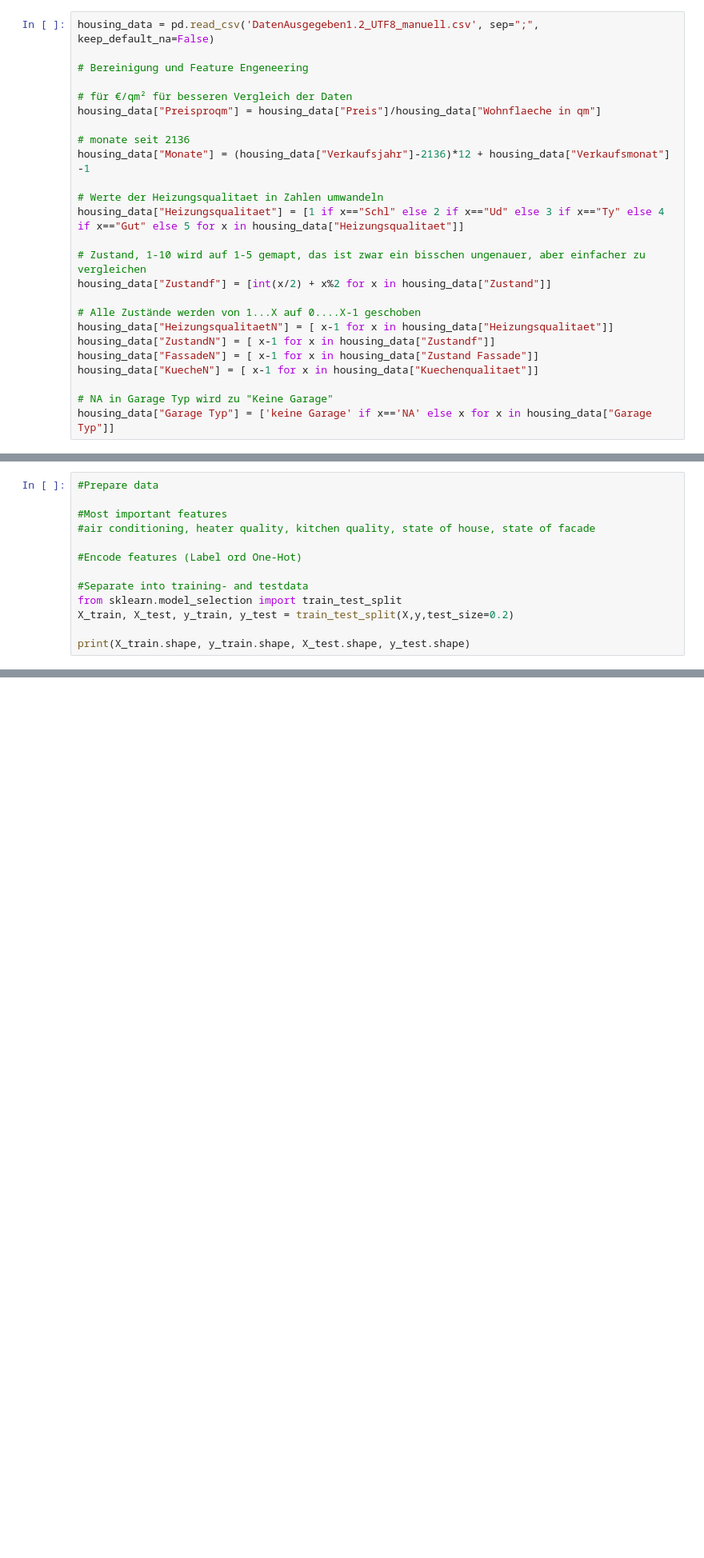
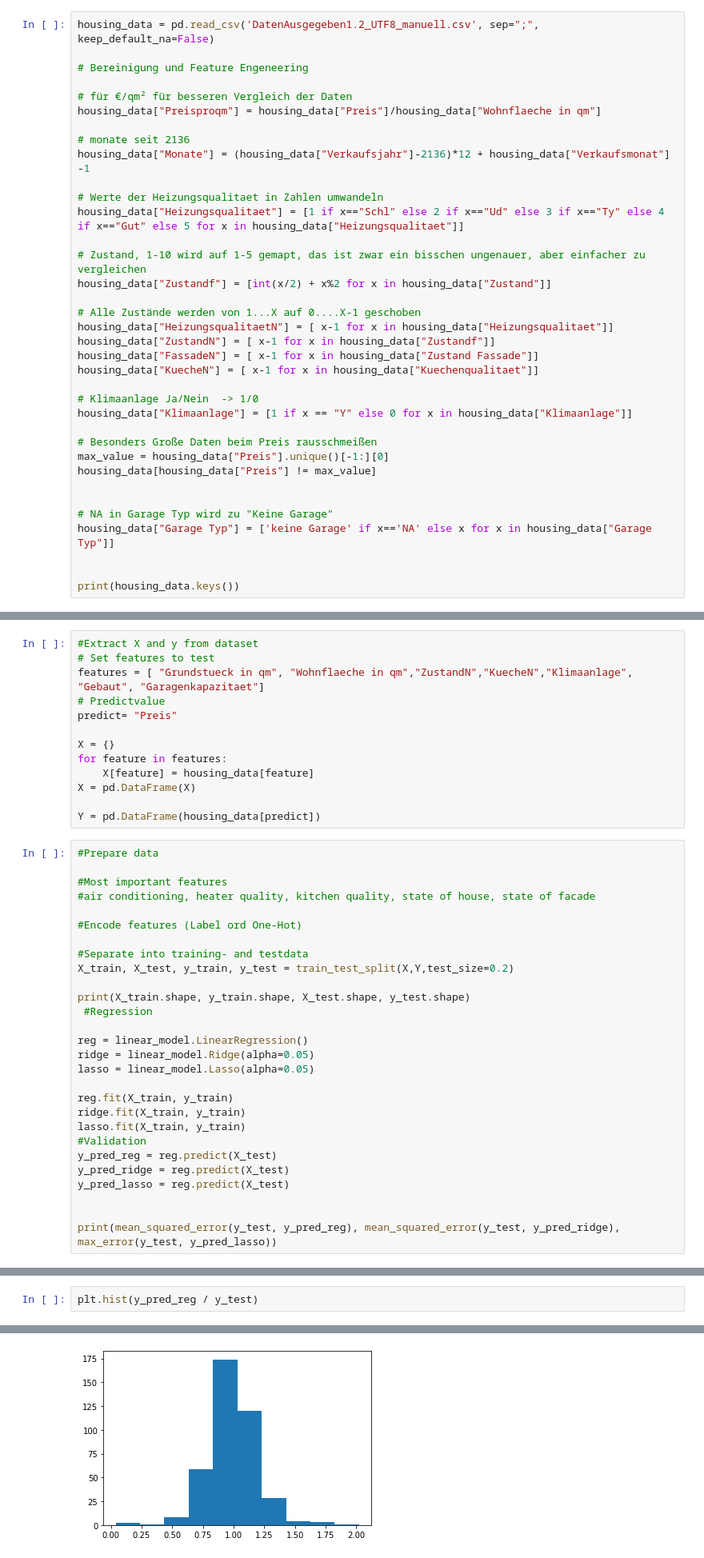
Before and after one commit to CrossField1973/DataScienceProject_01, a Jupyter notebook: Regression.ipynb, the cells around one changed output, grey strips where cells are left out. Shown at 80% size. Drawn from its saved outputs; the diff is of its cells as text; blank space fills up the shorter version.

Commit message:
clean up, regressionen umgebaut

```diff
--- a/Regression.ipynb
+++ b/Regression.ipynb
@@ -27,5 +33,16 @@ housing_data["ZustandN"] = [ x-1 for x in housing_data["Zustandf"]]
 housing_data["FassadeN"] = [ x-1 for x in housing_data["Zustand Fassade"]]
 housing_data["KuecheN"] = [ x-1 for x in housing_data["Kuechenqualitaet"]]
 
+# Klimaanlage Ja/Nein  -> 1/0
+housing_data["Klimaanlage"] = [1 if x == "Y" else 0 for x in housing_data["Klimaanlage"]]
+
+# Besonders Große Daten beim Preis rausschmeißen
+max_value = housing_data["Preis"].unique()[-1:][0]
+housing_data[housing_data["Preis"] != max_value]
+
+
 # NA in Garage Typ wird zu "Keine Garage"
 housing_data["Garage Typ"] = ['keine Garage' if x=='NA' else x for x in housing_data["Garage Typ"]]
+
+
+print(housing_data.keys())
@@ -38,3 +59,16 @@ y = housing_data["Preis"]
+# %%
+#Extract X and y from dataset
+# Set features to test
+features = [ "Grundstueck in qm", "Wohnflaeche in qm","ZustandN","KuecheN","Klimaanlage", "Gebaut", "Garagenkapazitaet"]
+# Predictvalue
+predict= "Preis"
+
+X = {}
+for feature in features:
+    X[feature] = housing_data[feature]
+X = pd.DataFrame(X)
+
+Y = pd.DataFrame(housing_data[predict])
 # %%
 #Prepare data
 
@@ -44,8 +78,23 @@ y = housing_data["Preis"]
 #Encode features (Label ord One-Hot)
 
 #Separate into training- and testdata
-from sklearn.model_selection import train_test_split
-X_train, X_test, y_train, y_test = train_test_split(X,y,test_size=0.2)
+X_train, X_test, y_train, y_test = train_test_split(X,Y,test_size=0.2)
 
 print(X_train.shape, y_train.shape, X_test.shape, y_test.shape)
+ #Regression
+
+reg = linear_model.LinearRegression()
+ridge = linear_model.Ridge(alpha=0.05)
+lasso = linear_model.Lasso(alpha=0.05)
+
+reg.fit(X_train, y_train)
+ridge.fit(X_train, y_train)
+lasso.fit(X_train, y_train)
+#Validation
+y_pred_reg = reg.predict(X_test)
+y_pred_ridge = reg.predict(X_test)
+y_pred_lasso = reg.predict(X_test)
+
+
+print(mean_squared_error(y_test, y_pred_reg), mean_squared_error(y_test, y_pred_ridge), max_error(y_test, y_pred_lasso))
 # %% [output]
@@ -122,0 +103,3 @@ plt.show()
+# %%
+plt.hist(y_pred_reg / y_test)
+# %% [output]
@@ -122,0 +111 @@ plt.show()
+[figure, added]
```
Also changed, not shown: parts of 9 cells of this notebook, 1 other file.
